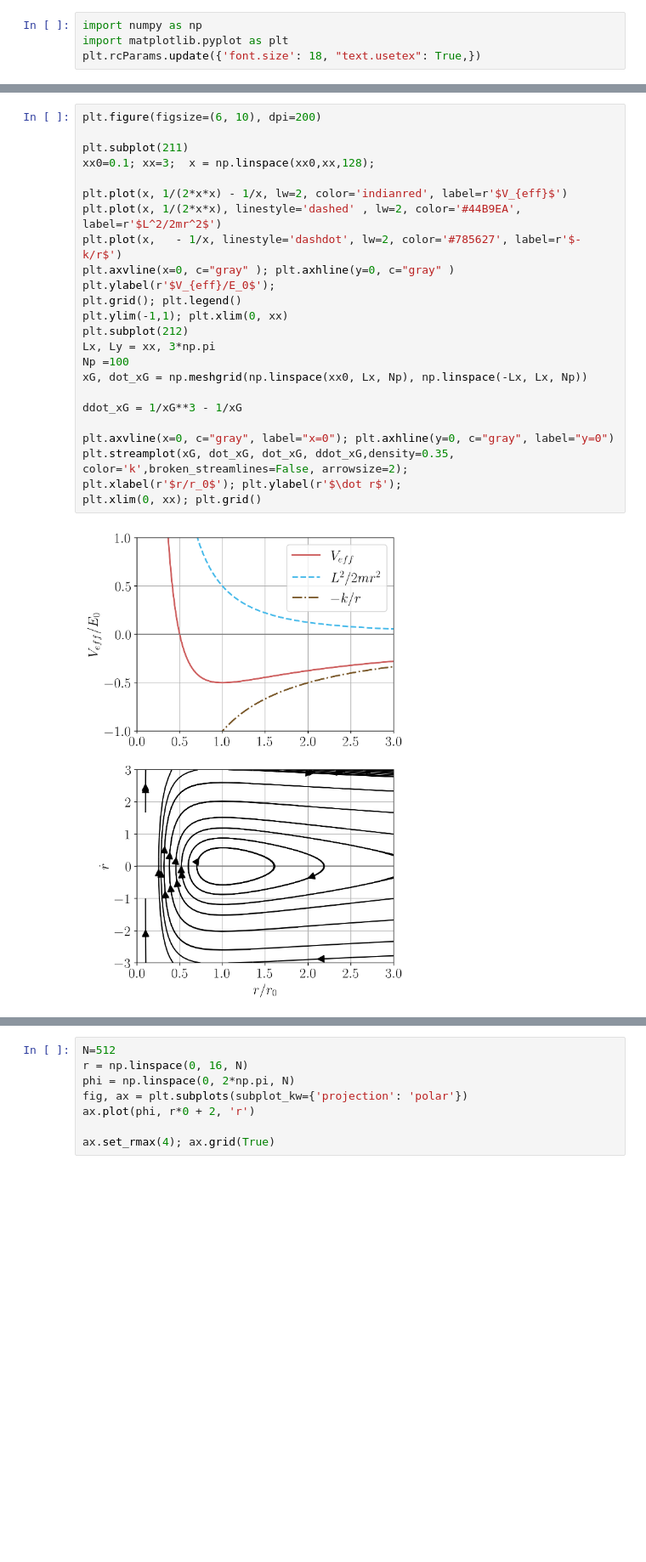
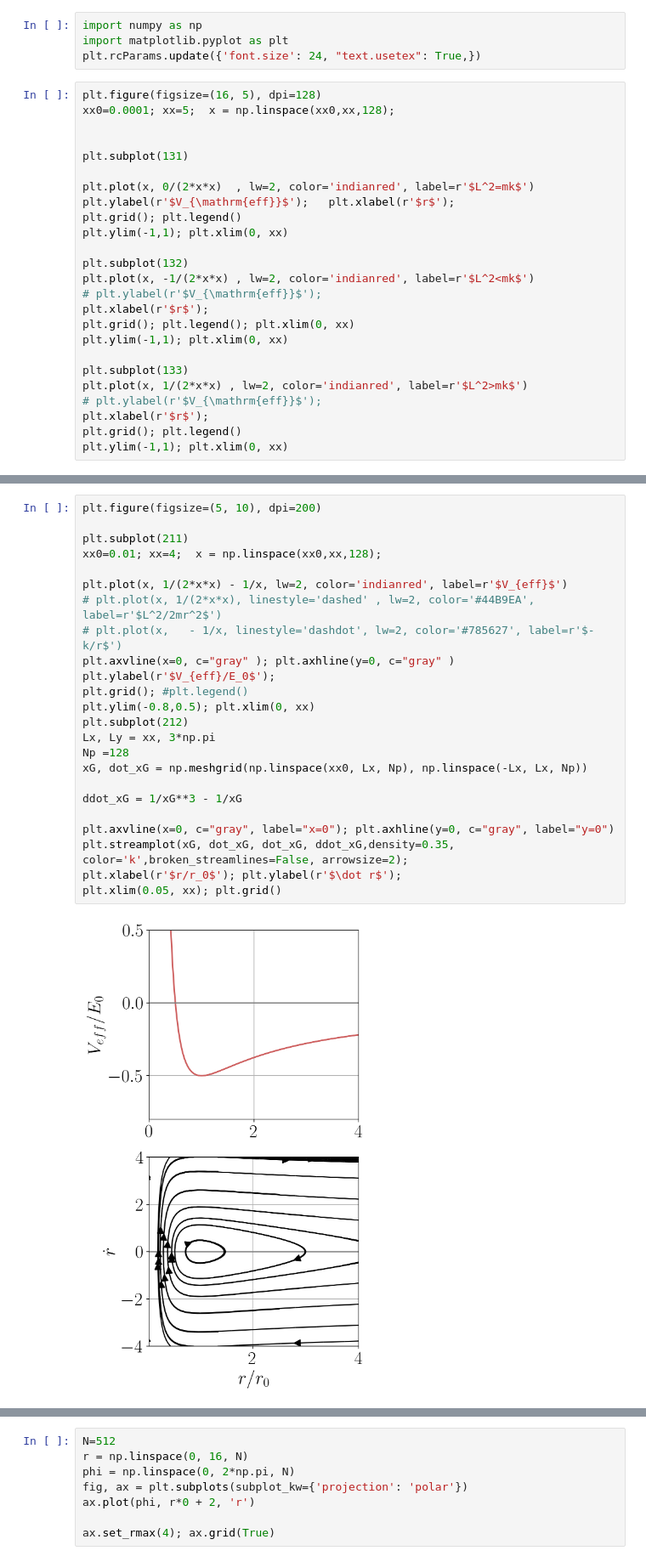
Before and after one commit to rajeshrinet/teaching, a Jupyter notebook: ex5-orbits-centralForce.ipynb, the cells around one changed output, grey strips where cells are left out. Shown at 85% size. Saved outputs shown, nothing was run; the diff lists cells and outputs as text; blank space fills up the shorter version.

```diff
--- a/ex5-orbits-centralForce.ipynb
+++ b/ex5-orbits-centralForce.ipynb
@@ -1,4 +1,29 @@
 # %%
 import numpy as np
 import matplotlib.pyplot as plt
-plt.rcParams.update({'font.size': 18, "text.usetex": True,})
+plt.rcParams.update({'font.size': 24, "text.usetex": True,})
+# %%
+plt.figure(figsize=(16, 5), dpi=128)
+xx0=0.0001; xx=5;  x = np.linspace(xx0,xx,128);
+
+
+plt.subplot(131)
+
+plt.plot(x, 0/(2*x*x)  , lw=2, color='indianred', label=r'$L^2=mk$')
+plt.ylabel(r'$V_{\mathrm{eff}}$');   plt.xlabel(r'$r$');
+plt.grid(); plt.legend()
+plt.ylim(-1,1); plt.xlim(0, xx)
+
+plt.subplot(132)
+plt.plot(x, -1/(2*x*x) , lw=2, color='indianred', label=r'$L^2<mk$')
+# plt.ylabel(r'$V_{\mathrm{eff}}$');
+plt.xlabel(r'$r$');
+plt.grid(); plt.legend(); plt.xlim(0, xx)
+plt.ylim(-1,1); plt.xlim(0, xx)
+
+plt.subplot(133)
+plt.plot(x, 1/(2*x*x) , lw=2, color='indianred', label=r'$L^2>mk$')
+# plt.ylabel(r'$V_{\mathrm{eff}}$');
+plt.xlabel(r'$r$');
+plt.grid(); plt.legend()
+plt.ylim(-1,1); plt.xlim(0, xx)
@@ -5,26 +33,26 @@ plt.rcParams.update({'font.size': 18, "text.usetex": True,})
 # %%
-plt.figure(figsize=(6, 10), dpi=200)
+plt.figure(figsize=(5, 10), dpi=200)
 
 plt.subplot(211)
-xx0=0.1; xx=3;  x = np.linspace(xx0,xx,128);
+xx0=0.01; xx=4;  x = np.linspace(xx0,xx,128);
 
 plt.plot(x, 1/(2*x*x) - 1/x, lw=2, color='indianred', label=r'$V_{eff}$')
-plt.plot(x, 1/(2*x*x), linestyle='dashed' , lw=2, color='#44B9EA', label=r'$L^2/2mr^2$')
-plt.plot(x,   - 1/x, linestyle='dashdot', lw=2, color='#785627', label=r'$-k/r$')
+# plt.plot(x, 1/(2*x*x), linestyle='dashed' , lw=2, color='#44B9EA', label=r'$L^2/2mr^2$')
+# plt.plot(x,   - 1/x, linestyle='dashdot', lw=2, color='#785627', label=r'$-k/r$')
 plt.axvline(x=0, c="gray" ); plt.axhline(y=0, c="gray" )
 plt.ylabel(r'$V_{eff}/E_0$');
-plt.grid(); plt.legend()
-plt.ylim(-1,1); plt.xlim(0, xx)
+plt.grid(); #plt.legend()
+plt.ylim(-0.8,0.5); plt.xlim(0, xx)
 plt.subplot(212)
 Lx, Ly = xx, 3*np.pi
-Np =100
+Np =128
 xG, dot_xG = np.meshgrid(np.linspace(xx0, Lx, Np), np.linspace(-Lx, Lx, Np))
 
 ddot_xG = 1/xG**3 - 1/xG
 
 plt.axvline(x=0, c="gray", label="x=0"); plt.axhline(y=0, c="gray", label="y=0")
 plt.streamplot(xG, dot_xG, dot_xG, ddot_xG,density=0.35, color='k',broken_streamlines=False, arrowsize=2);
 plt.xlabel(r'$r/r_0$'); plt.ylabel(r'$\dot r$');
-plt.xlim(0, xx); plt.grid()
+plt.xlim(0.05, xx); plt.grid()
 # %% [output]
-[figure, old version]
+[figure, new version]
```
Also changed, not shown: parts of 3 cells of this notebook.
